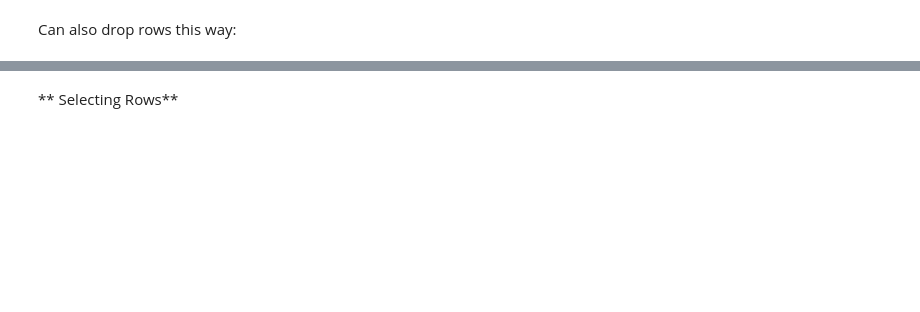
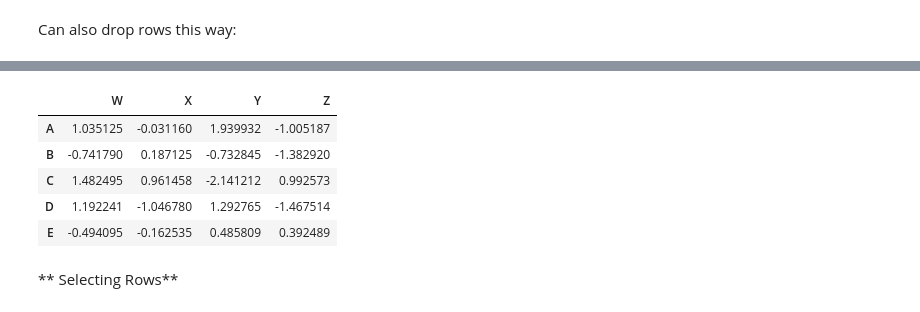
Before and after one commit to iyappan24/Machine-Learning-Notebooks, a Jupyter notebook: Python-for-Data-Analysis/Pandas/DataFrames.ipynb, the cells around one changed output, grey strips where cells are left out. Cells and saved outputs as stored; diff of their text form; code cells hidden in the pictures; blank space fills up the shorter version.

```diff
--- a/Python-for-Data-Analysis/Pandas/DataFrames.ipynb
+++ b/Python-for-Data-Analysis/Pandas/DataFrames.ipynb
@@ -116,3 +116,12 @@ df.drop('E',axis=0)
+# %%
+df
+# %% [output]
+|  | W | X | Y | Z |
+| A | 1.035125 | -0.031160 | 1.939932 | -1.005187 |
+| B | -0.741790 | 0.187125 | -0.732845 | -1.382920 |
+| C | 1.482495 | 0.961458 | -2.141212 | 0.992573 |
+| D | 1.192241 | -1.046780 | 1.292765 | -1.467514 |
+| E | -0.494095 | -0.162535 | 0.485809 | 0.392489 |
 # %% [markdown]
 ** Selecting Rows**
 # %%
```
Also changed, not shown: parts of 27 cells of this notebook.
